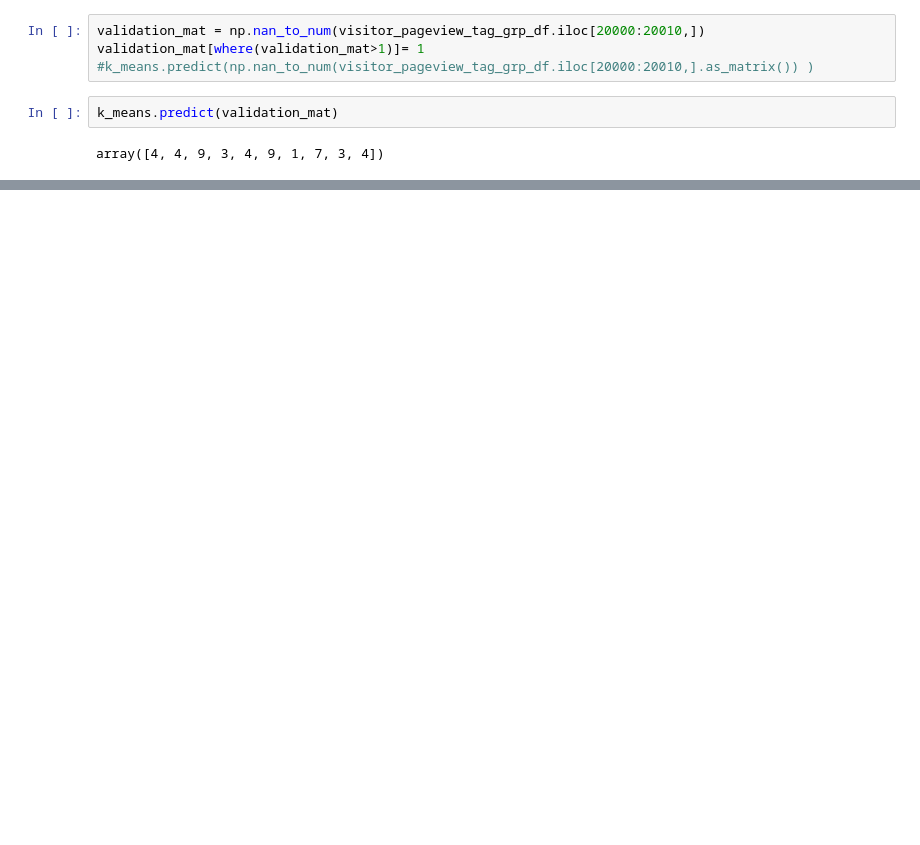
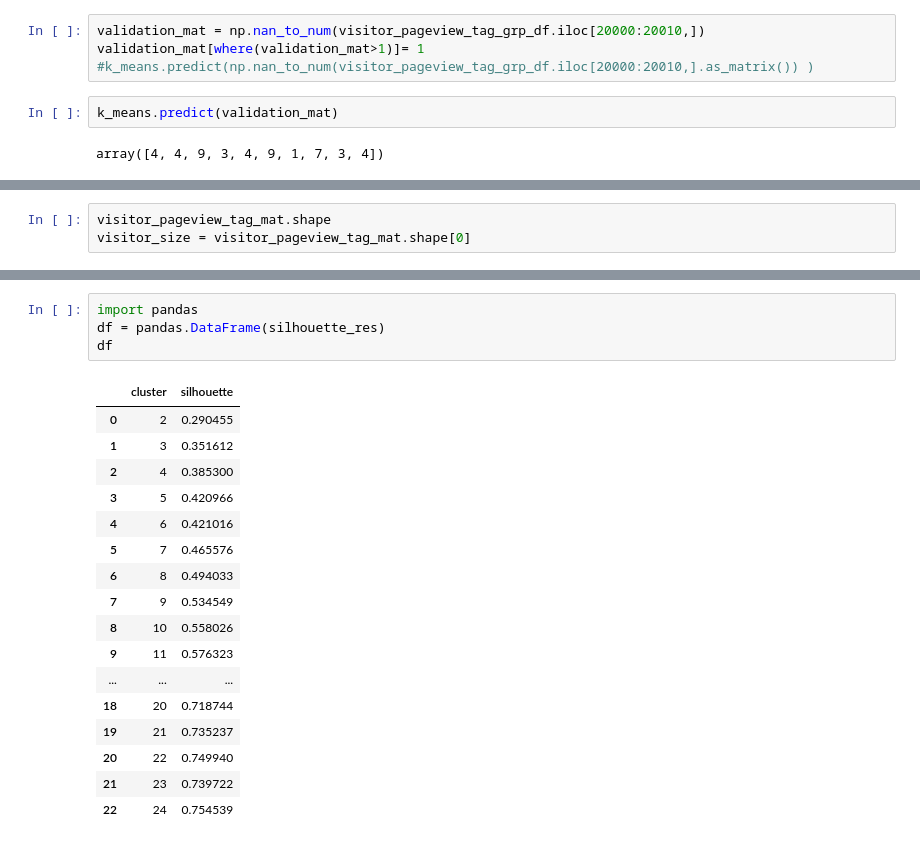
Before and after one commit to ywchiu/cathaybkpython, a Jupyter notebook: 20160922Tutorial.ipynb, the cells around one changed output, grey strips where cells are left out. Drawn from its saved outputs; the diff is of its cells as text; blank space fills up the shorter version.

```diff
--- a/20160922Tutorial.ipynb
+++ b/20160922Tutorial.ipynb
@@ -558,0 +566,3 @@ array([4, 4, 9, 3, 4, 9, 1, 7, 3, 4])
+# %%
+visitor_pageview_tag_mat.shape
+visitor_size = visitor_pageview_tag_mat.shape[0]
@@ -558,0 +603,22 @@ array([4, 4, 9, 3, 4, 9, 1, 7, 3, 4])
+# %%
+import pandas
+df = pandas.DataFrame(silhouette_res)
+df
+# %% [output]
+|  | cluster | silhouette |
+| 0 | 2 | 0.290455 |
+| 1 | 3 | 0.351612 |
+| 2 | 4 | 0.385300 |
+| 3 | 5 | 0.420966 |
+| 4 | 6 | 0.421016 |
+| 5 | 7 | 0.465576 |
+| 6 | 8 | 0.494033 |
+| 7 | 9 | 0.534549 |
+| 8 | 10 | 0.558026 |
+| 9 | 11 | 0.576323 |
+| ... | ... | ... |
+| 18 | 20 | 0.718744 |
+| 19 | 21 | 0.735237 |
+| 20 | 22 | 0.749940 |
+| 21 | 23 | 0.739722 |
+| 22 | 24 | 0.754539 |
```
Also changed, not shown: parts of 14 cells of this notebook.
